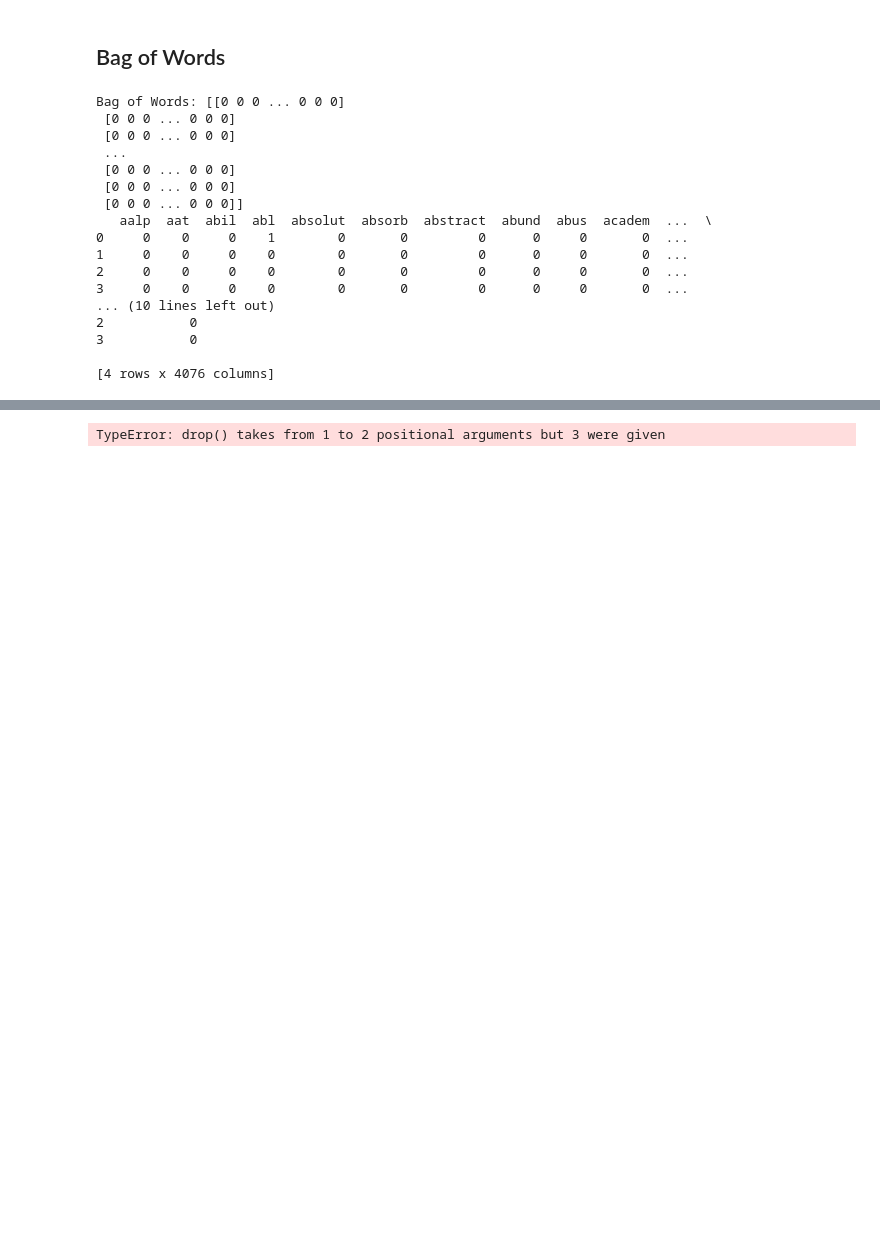
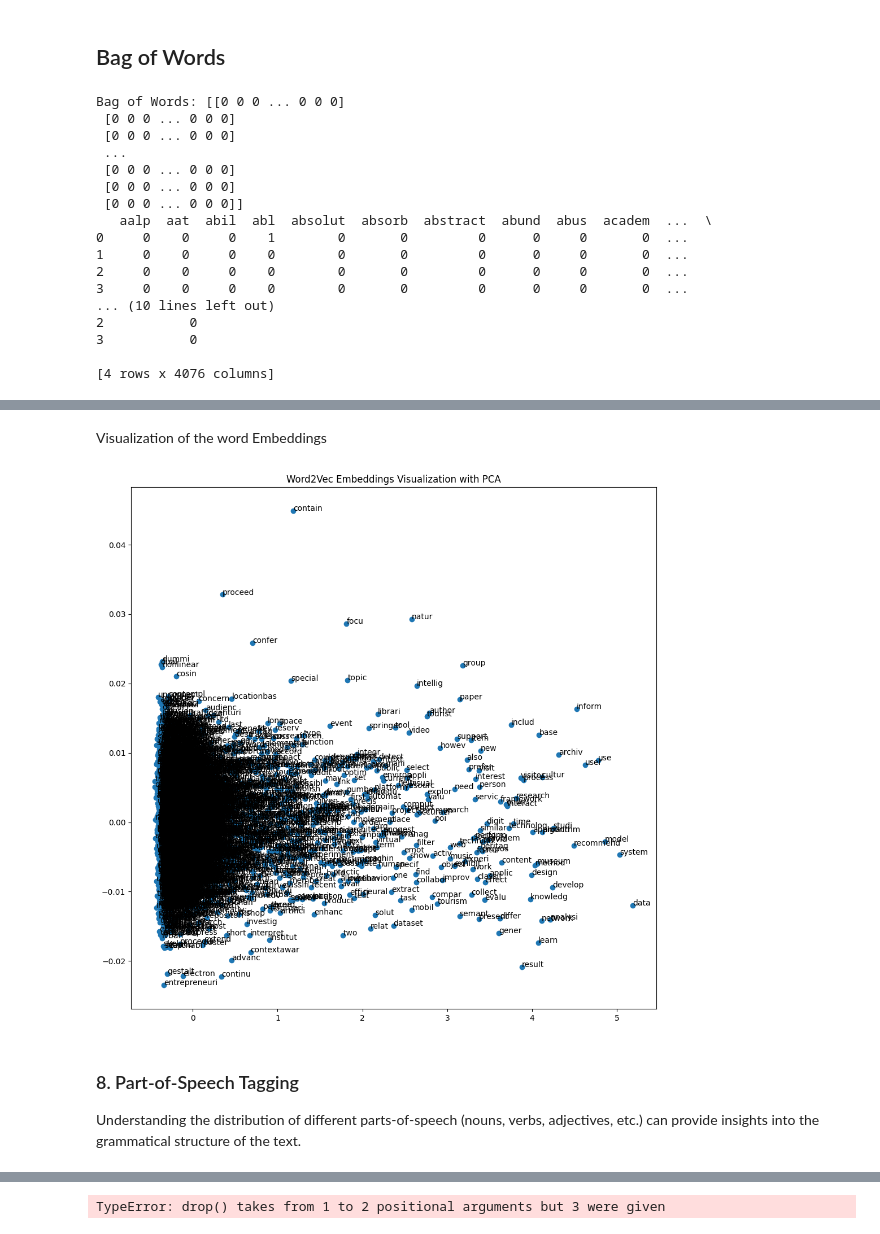
Before and after one commit to MartaFradique/project-icd, a Jupyter notebook: main.ipynb, the cells around one changed output, grey strips where cells are left out. Saved outputs shown, nothing was run; the diff lists cells and outputs as text; code cells hidden in the pictures; blank space fills up the shorter version.

```diff
--- a/main.ipynb
+++ b/main.ipynb
@@ -426,0 +723,42 @@ KeyboardInterrupt:
+# %% [markdown]
+Visualization of the word Embeddings
+# %%
+from sklearn.decomposition import PCA
+import matplotlib.pyplot as plt
+from gensim.models import Word2Vec
+from nltk.tokenize import word_tokenize
+
+# Assuming 'Title' is the column name in your dataset
+documents = data['Title'].astype(str).tolist()
+
+# Tokenize and lowercase each document in the documents list
+tokenized_documents = [word_tokenize(doc.lower()) for doc in documents]
+
+# Train a Word2Vec model
+model = Word2Vec(tokenized_documents, min_count=1)
+
+# Get all the keys (words) from the vocabulary
+words = list(model.wv.index_to_key)
+
+# Get the corresponding vectors for each word
+word_vectors = [model.wv[word] for word in words]
+
+# Perform PCA to reduce dimensions
+pca = PCA(n_components=2)
+result = pca.fit_transform(word_vectors)
+
+# Create a scatter plot
+plt.figure(figsize=(12, 12))
+plt.scatter(result[:, 0], result[:, 1])
+
+# Annotate each point with its corresponding word
+for i, word in enumerate(words):
+    plt.annotate(word, xy=(result[i, 0], result[i, 1]))
+
+plt.title('Word2Vec Embeddings Visualization with PCA')
+plt.show()
+# %% [output]
+[figure, added]
+# %% [markdown]
+### 8. Part-of-Speech Tagging
+Understanding the distribution of different parts-of-speech (nouns, verbs, adjectives, etc.) can provide insights into the grammatical structure of the text.
```
Also changed, not shown: parts of 36 cells of this notebook.
